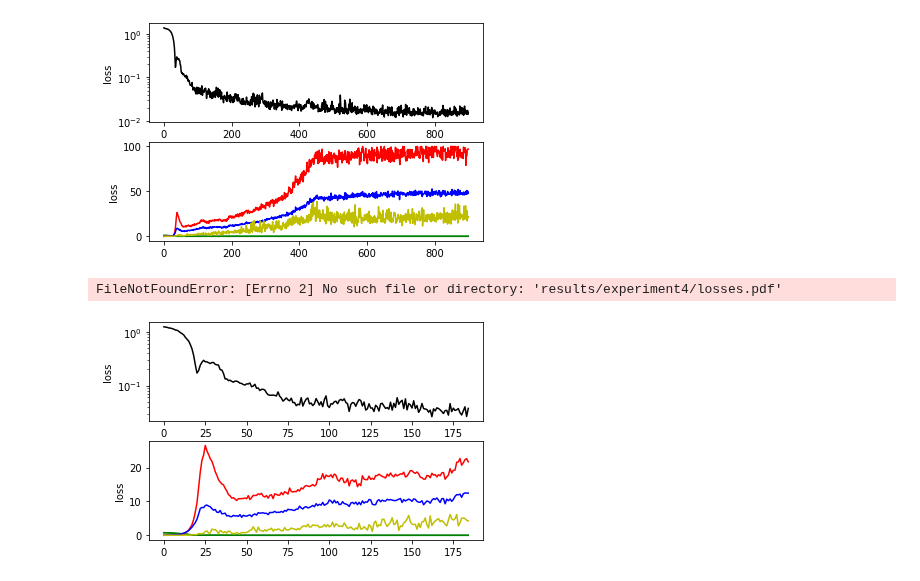
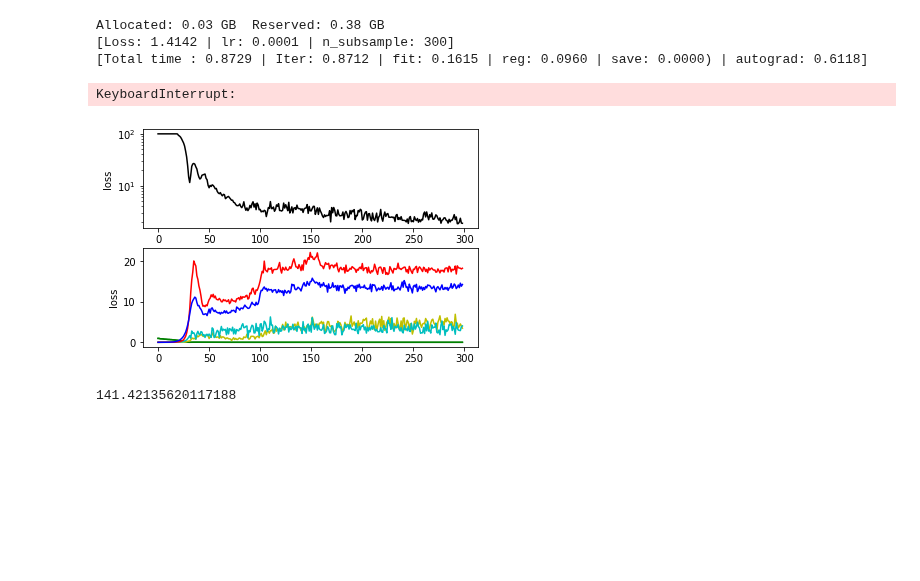
Before and after one commit to pzpzpzp1/wassflow, a Jupyter notebook: cnf-sinkhorn-demo.ipynb, the cells around one changed output. Cells and saved outputs as stored; diff of their text form; code cells hidden in the pictures; blank space fills up the shorter version.

```diff
--- a/cnf-sinkhorn-demo.ipynb
+++ b/cnf-sinkhorn-demo.ipynb
@@ -103,0 +64,7 @@ Allocated: 0.02 GB  Reserved: 1.14 GB
+# %%
+keyframes, __ = ImageDataset.normalize_samples(torch.stack((dat1, dat6, dat2)).to(device));
+
+model = FfjordModel(sigmac = 4, n_freq = 100, hidden_layers=3, hidden_features=512, tdiv = 2, in_features=3, out_features=2, incrementalMask = True).to(device)
+outfolder = "results/experiment_relweight/"
+model, losses, separate_losses, lrs, n_subs, separate_times = learn_vel_trajectory(keyframes, n_iters = 300, n_subsample=300, model=model, outname=outfolder, sqrtfitloss=True)
+st.save_losses(losses, separate_losses, outfolder=outfolder, maxcap=100)
@@ -104,11 +91,28 @@ Allocated: 0.02 GB  Reserved: 1.14 GB
+# %%
+keyframes, __ = ImageDataset.normalize_samples(torch.stack((dat1, dat6, dat2)).to(device));
+sigmacs = range(2,8)
+models = []
+lossess = []
+separate_lossess = []
+separate_timess = []
+for sigmaci in range(len(sigmacs)):
+    sigmac = sigmacs[sigmaci]
+    model = FfjordModel(sigmac = 2, n_freq = 100, hidden_layers=3, hidden_features=512, tdiv = 2, in_features=3, out_features=2, incrementalMask = True).to(device)
+    outfolder = "results/experiment3_sigma_" + f"{sigmac:02}/"
+    model, losses, separate_losses, lrs, n_subs, separate_times = learn_vel_trajectory(keyframes, n_iters = 100, n_subsample=300, model=model, outname=outfolder, sqrtfitloss=True)
+    st.save_losses(losses, separate_losses, outfolder=outfolder)
+    models.append(model);    lossess.append(losses);    separate_lossess.append(separate_losses);    separate_timess.append(separate_times)
+# %% [output]
+Allocated: 0.03 GB  Reserved: 0.38 GB
+[Loss: 1.4142 | lr: 0.0001 | n_subsample: 300]
+[Total time : 0.8729 | Iter: 0.8712 | fit: 0.1615 | reg: 0.0960 | save: 0.0000) | autograd: 0.6118]
+KeyboardInterrupt:
 # %%
 import Utils; importlib.reload(Utils); from Utils import SaveTrajectory as st
-st.save_losses(losses, separate_losses, outfolder=outfolder)
+st.save_losses(losses, separate_losses, outfolder=outfolder, maxcap=100)
 # %% [output]
-[figure, old version]
+[figure, new version]
-# %%
-import Utils; importlib.reload(Utils); from Utils import SaveTrajectory as st
-st.save_losses(losses, separate_losses, outfolder=outfolder, start = 15 , end = 200)
-# %% [output]
-FileNotFoundError: [Errno 2] No such file or directory: 'results/experiment4/losses.pdf'
-[figure, removed]
+# %%
+losses.max()
+# %% [output]
+141.42135620117188
```
Also changed, not shown: parts of 3 cells of this notebook, 3 other files.
